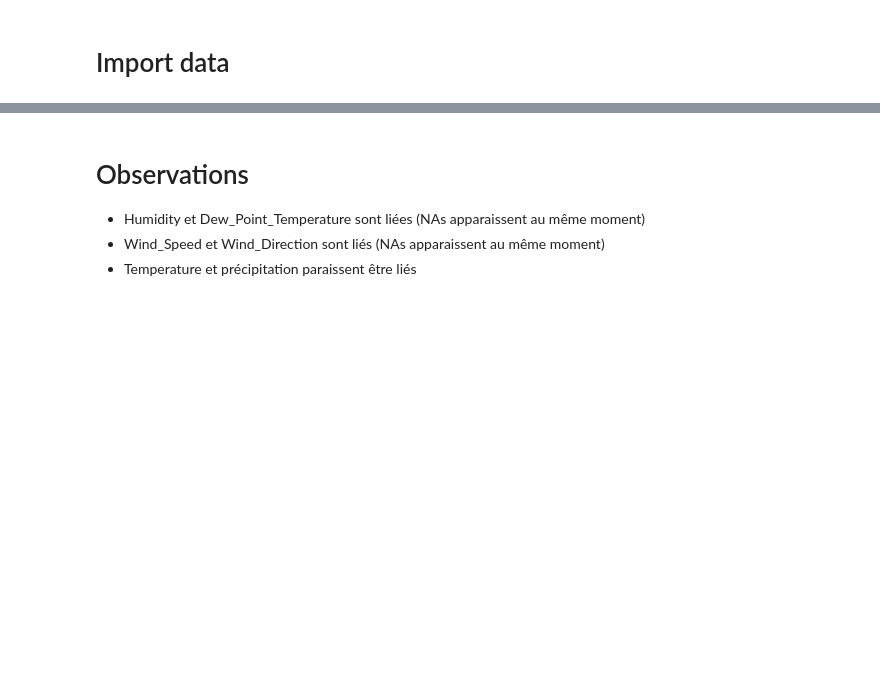
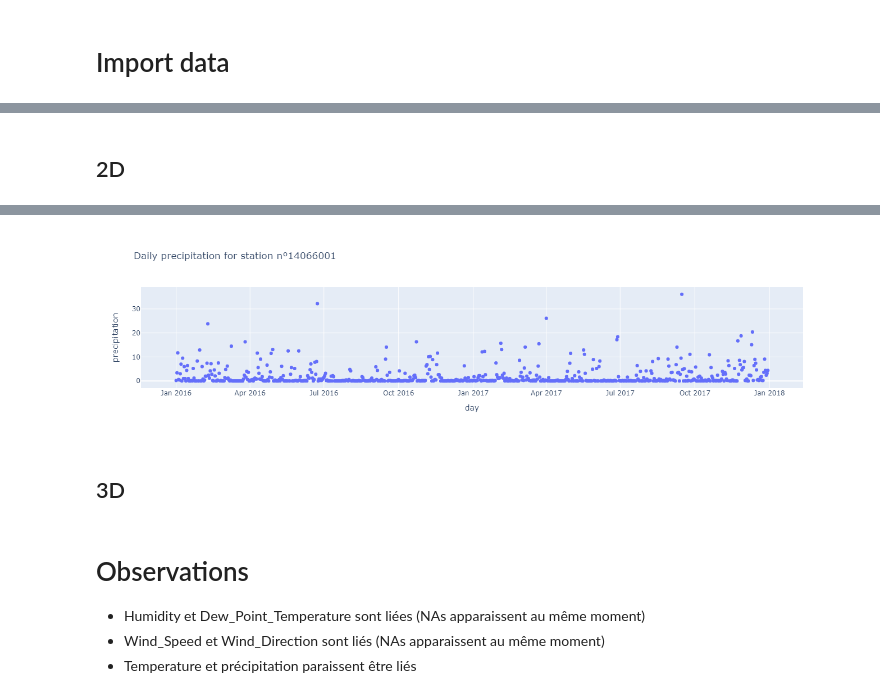
Before and after one commit to bgtyuh/defi-ia-2022, a Jupyter notebook: Défi IA.ipynb, the cells around one changed output, grey strips where cells are left out. Drawn from its saved outputs; the diff is of its cells as text; code cells hidden in the pictures; blank space fills up the shorter version.

```diff
--- a/Défi IA.ipynb
+++ b/Défi IA.ipynb
@@ -87,0 +45,27 @@ Donc `Y_train` n'apporte aucune information supplémentaire qui n'est pas déjà
+# %%
+X_train['day'] = X_train['date'].apply(lambda x: x.date())
+# %%
+X_train_agg = X_train.copy()
+X_train_agg = X_train_agg.groupby(by = ['number_sta', "day"], as_index = False).agg({
+    "number_sta"            : "first",
+    "wind_speed"            : "median",
+    "temperature"           : "median",
+    "dew_point_temperature" : "median",
+    "humidity"              : "median",
+    "wind_direction"        : "median",
+    "precipitation"         : "sum"
+})
+# %%
+X_train_agg['month'] = X_train_agg['day'].apply(lambda x: x.month)
+# %%
+X_train_agg = X_train_agg.merge(coords, how="left", on="number_sta")
+# %% [markdown]
+## 2D
+# %%
+stationID = 14066001
+X_train_agg.loc[X_train_agg['number_sta'] == stationID].plot(x = 'day',
+                                                             y = 'precipitation',
+                                                             kind = 'scatter',
+                                                             backend = 'plotly',
+                                                             title = f'Daily precipitation for station n°{stationID}')
+# %% [output]
@@ -87,0 +73,3 @@ Donc `Y_train` n'apporte aucune information supplémentaire qui n'est pas déjà
+[figure, added]
+# %% [markdown]
+## 3D
```
Also changed, not shown: parts of 12 cells of this notebook, 1 other file.
